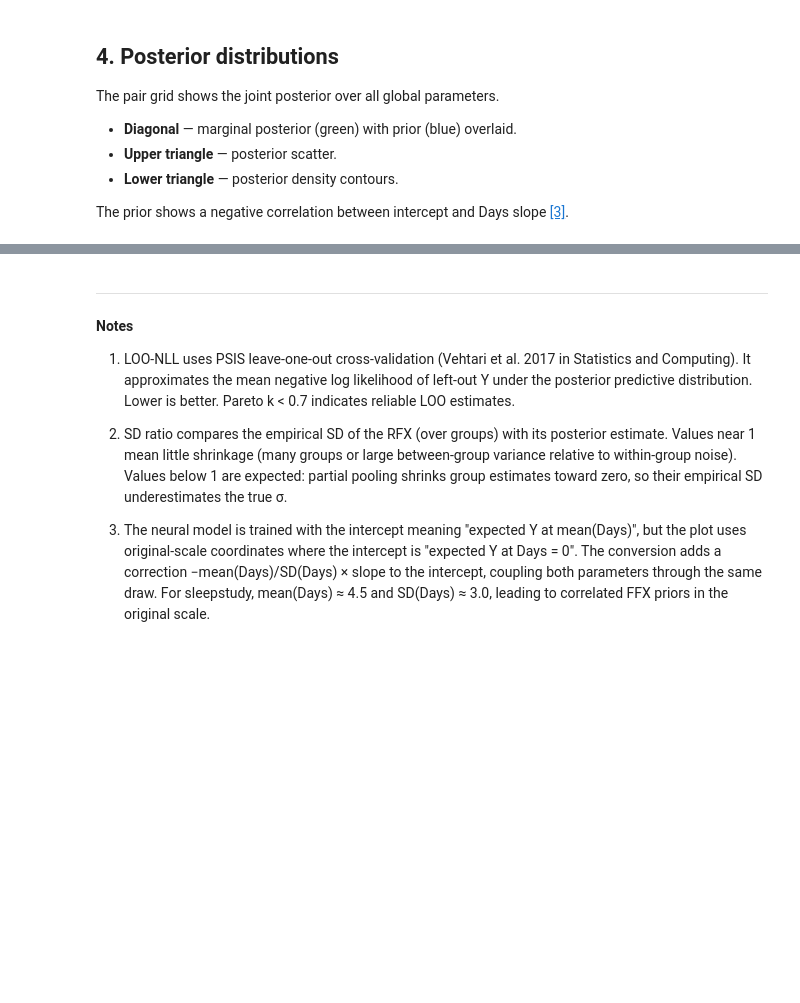
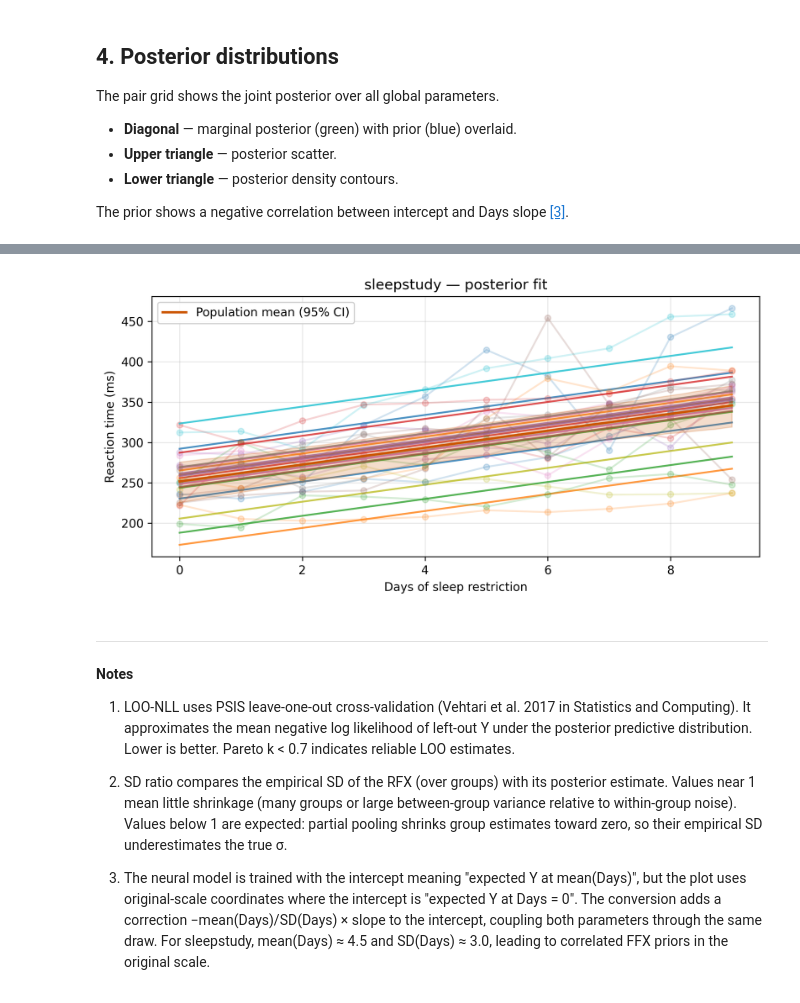
Before and after one commit to adkipnis/metabeta, a Jupyter notebook: demos/intro.ipynb, the cells around one changed output, grey strips where cells are left out. Drawn from its saved outputs; the diff is of its cells as text; code cells hidden in the pictures; blank space fills up the shorter version.

```diff
--- a/demos/intro.ipynb
+++ b/demos/intro.ipynb
@@ -136,3 +143,32 @@ mb.plotParameters(result, with_prior=True);
+# %%
+si = result.scale_info
+ffx = si.to_original_scale(result.proposal.ffx[0]).numpy()  # (S, d)
+rfx = result.proposal.rfx[0].numpy()                         # (m, S, q)
+days = np.linspace(df["Days"].min(), df["Days"].max(), 100)
+
+pop = ffx[:, 0:1] + ffx[:, 1:2] * days          # (S, 100)
+pop_lo, pop_hi = np.percentile(pop, [2.5, 97.5], axis=0)
+
+fig, ax = plt.subplots(figsize=(8, 4), dpi=300)
+for i, (_, grp) in enumerate(df.groupby("group")):  # sorted order matches rfx
+    line, = ax.plot(grp["Days"], grp["y"], "o-", alpha=0.2, lw=1.5, ms=5)
+    intercept_i = (ffx[:, 0] + rfx[i, :, 0]).mean()
+    ax.plot(days, intercept_i + ffx[:, 1].mean() * days,
+            color=line.get_color(), lw=1.5, alpha=0.8)
+
+ax.fill_between(days, pop_lo, pop_hi, color="#CC5500", alpha=0.20, zorder=3)
+ax.plot(days, np.mean(pop, axis=0), color="#CC5500", lw=2.0, zorder=4,
+        label="Population mean (95% CI)")
+ax.set_xlabel("Days of sleep restriction")
+ax.set_ylabel("Reaction time (ms)")
+ax.set_title("sleepstudy — posterior fit")
+ax.legend(framealpha=0.9)
+ax.grid(alpha=0.3)
+ax.set_axisbelow(True)
+plt.tight_layout()
+plt.show()
+# %% [output]
+[figure, added]
 # %% [markdown]
 <a id="notes"></a>
 
```
Also changed, not shown: parts of 5 cells of this notebook, 1 other file.
